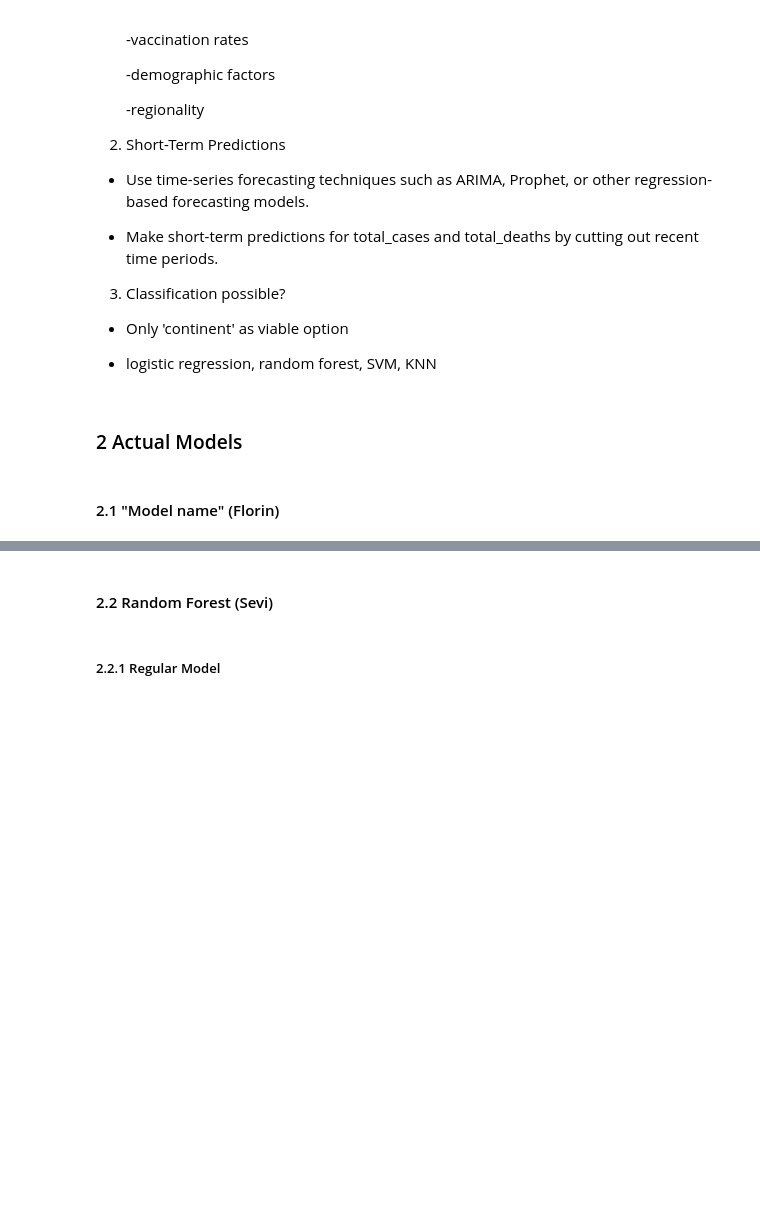
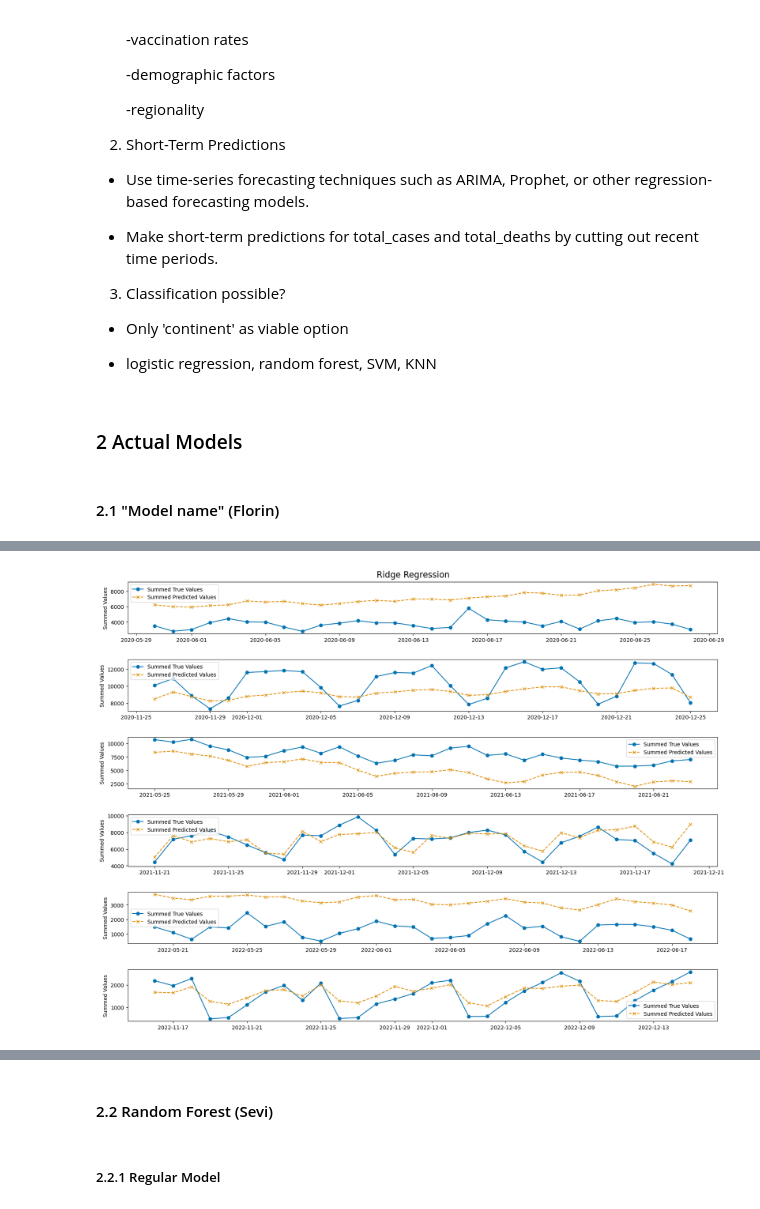
Before and after one commit to ldemaddalena/FoDS_24-Project-COVID, a Jupyter notebook: Project_and_Data/code/covid_dataset_project.ipynb, the cells around one changed output, grey strips where cells are left out. Drawn from its saved outputs; the diff is of its cells as text; code cells hidden in the pictures; blank space fills up the shorter version.

```diff
--- a/Project_and_Data/code/covid_dataset_project.ipynb
+++ b/Project_and_Data/code/covid_dataset_project.ipynb
@@ -2029,0 +2359,18 @@ Total Deaths and Total Cases are both numerical values, therefore mainly regress
+# %%
+# this cell calculates the coefficients for all 6 sets and the R2 scores
+ridge_100 = Ridge(alpha=100)
+ridge_100.fit(X_train_scaled, y_train)
+coefficients_ridge_100 = {'Category': train_colum_names}
+
+# get scores:
+for i in range(len(y_scaled_train_sets)):
+    X_train_scaled1 = x_scaled_train_sets[i]
+    y_train1        = y_scaled_train_sets[i]
+    scaled_test1    = scaled_test_sets[i]
+    true_y_values1  = true_y_values[i]
+    ridge_100.fit(X_train_scaled1, y_train1)
+    get_scores(ridge_100, X_train_scaled1, y_train1, scaled_test1, true_y_values1)
+    new_column_name = f"set{i+1}"
+    new_data = ridge_100.coef_
+    coefficients_ridge_100[new_column_name] = new_data
+    print ()
@@ -2029,0 +2395,52 @@ Total Deaths and Total Cases are both numerical values, therefore mainly regress
+# %%
+#Sevis graphing tool to visualize the difference between summed predicted values and summed actual values
+mse_list=[]
+r2_list=[]
+feature_importances_list = []
+fig, axs = plt.subplots(6, 1, figsize=(20, 15))
+for i, (X_train_scaled, y_train) in enumerate(scaled_train_sets):
+    X_test_scaled = scaled_test_sets[i]
+    y_test = true_y_values[i]
+
+    model = LinearRegression()
+
+    model.fit(X_train_scaled, y_train)
+
+    y_pred = model.predict(X_test_scaled)
+
+    mse = mean_squared_error(y_test, y_pred)
+    r2 = r2_score(y_test, y_pred)
+    mse_list.append(mse)
+    r2_list.append(r2)
+
+    predicted_sums = {}
+    true_sums={}
+    for date, pred, true in zip(test_data['date'], y_pred, y_test):
+        if date in predicted_sums:
+            predicted_sums[date] += pred
+        else:
+            predicted_sums[date] = pred
+
+        if date in true_sums:
+            true_sums[date] += true
+        else:
+            true_sums[date] = true
+
+    # Sort dates for plotting
+    sorted_dates = sorted(predicted_sums.keys())
+    summed_predicted_values = [predicted_sums[date] for date in sorted_dates]
+    summed_true_values = [true_sums[date] for date in sorted_dates]
+    values = big_list[i]
+    print (values)
+    #axs[i].set_xticks(values)
+
+    fig.suptitle('Ridge Regression', fontsize=16, y=0.9)
+    axs[i].plot(values, summed_true_values, marker='o', linestyle='-', label='Summed True Values')
+    axs[i].plot(values, summed_predicted_values, marker='x', linestyle='--', label='Summed Predicted Values')
+    #axs[i].set_title(f"Fold {i + 1}: Summed Predicted Values, R2: {round(r2,3)}, MSE: {round(mse,3)}")
+    #axs[i].set_xlabel("Date")
+    axs[i].set_ylabel("Summed Values")
+    axs[i].legend()
+    plt.subplots_adjust(hspace=0.5)
+    print()
+# %% [output]
@@ -2029,0 +2458 @@ Total Deaths and Total Cases are both numerical values, therefore mainly regress
+[figure, added]
```
Also changed, not shown: parts of 60 cells of this notebook.
